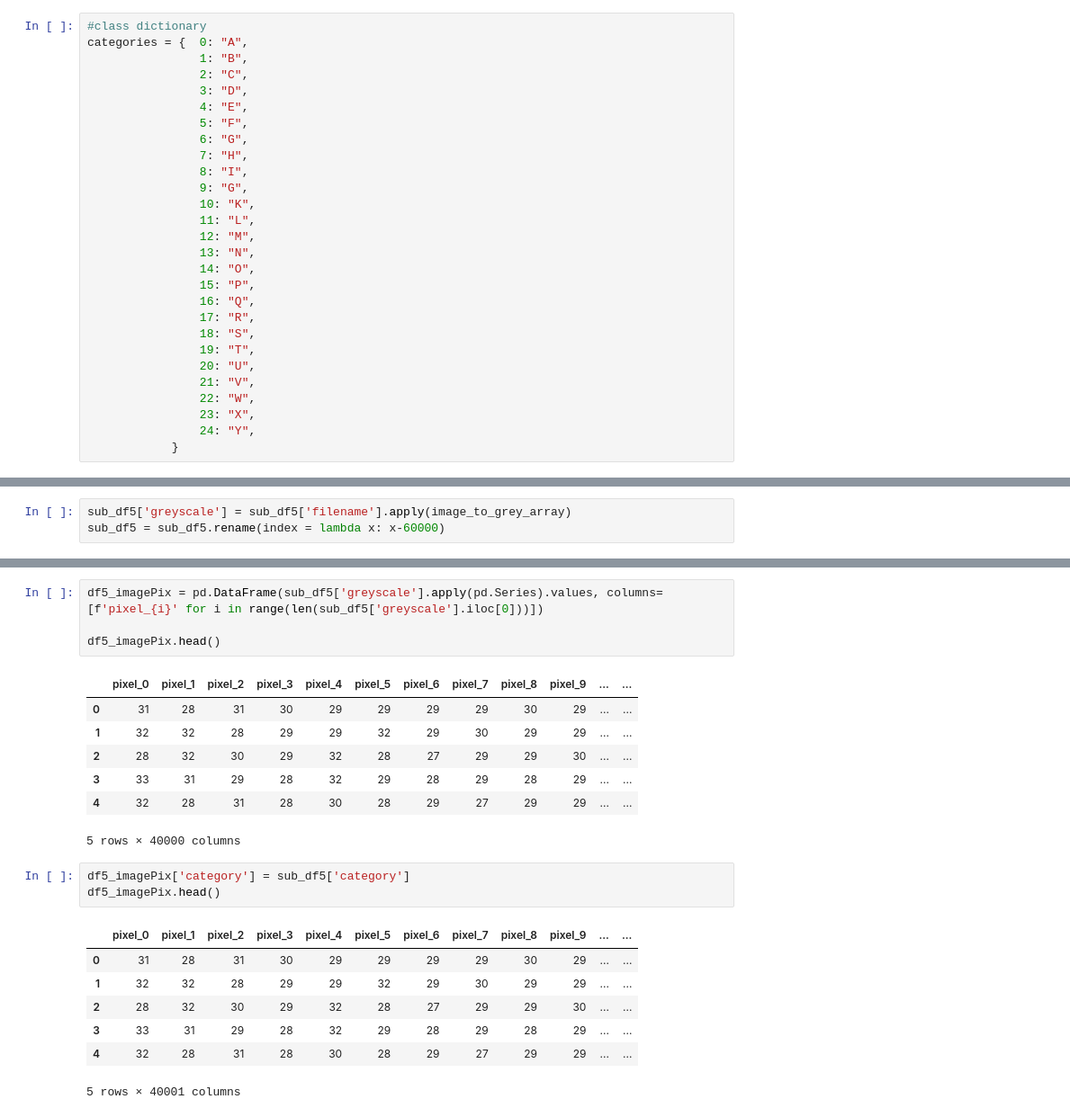
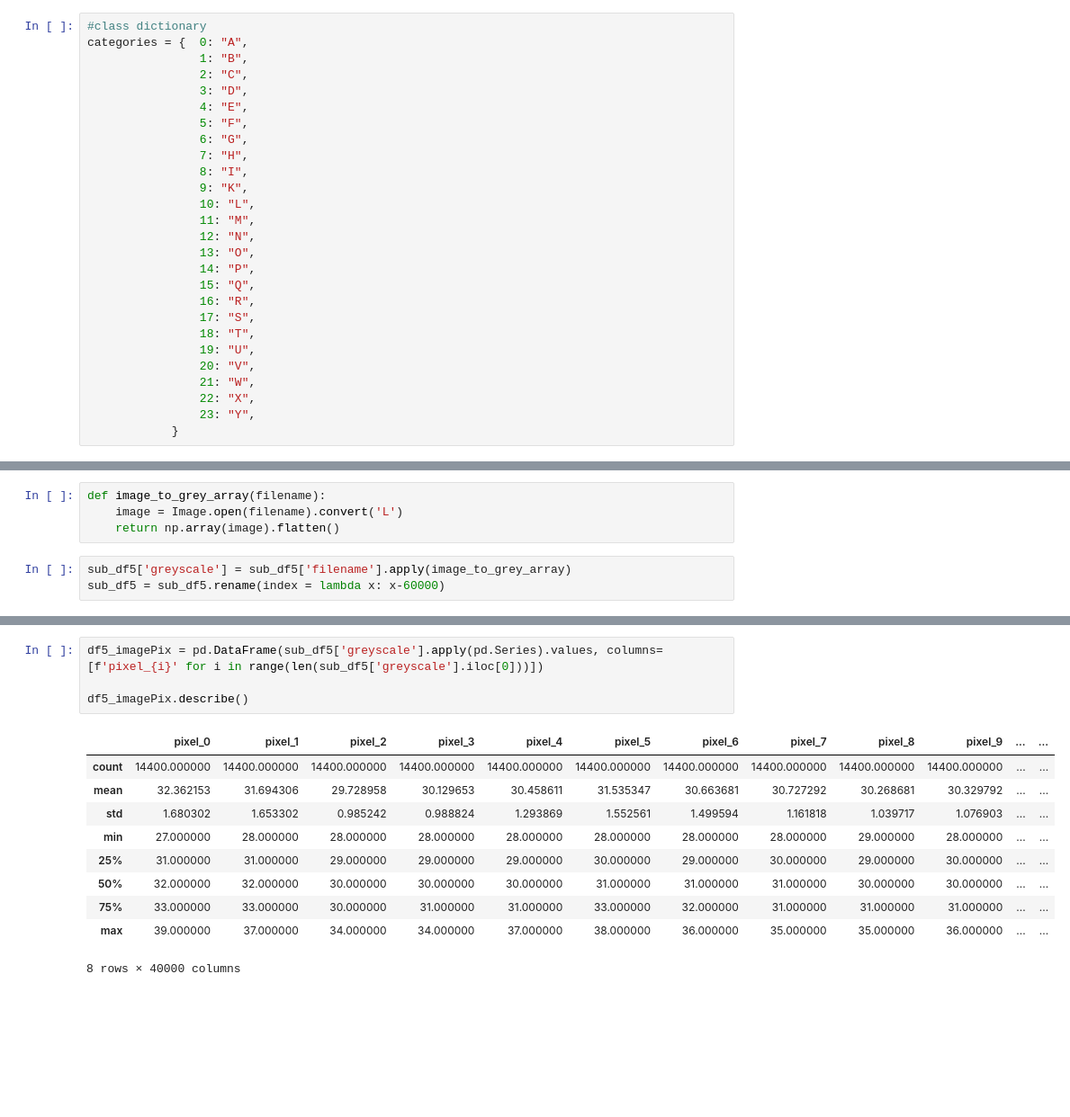
Before and after one commit to teostereciu/mlp, a Jupyter notebook: notebooks/flyingrat11.ipynb, the cells around one changed output, grey strips where cells are left out. Shown: that part at 90% size. Drawn from its saved outputs; the diff is of its cells as text; blank space fills up the shorter version.

```diff
--- a/notebooks/flyingrat11.ipynb
+++ b/notebooks/flyingrat11.ipynb
@@ -43,22 +42,21 @@ categories = {  0: "A",
                 6: "G",
                 7: "H",
                 8: "I",
-                9: "G",
-                10: "K",
-                11: "L",
-                12: "M",
-                13: "N",
-                14: "O",
-                15: "P",
-                16: "Q",
-                17: "R",
-                18: "S",
-                19: "T",
-                20: "U",
-                21: "V",
-                22: "W",
-                23: "X",
-                24: "Y",
+                9: "K",
+                10: "L",
+                11: "M",
+                12: "N",
+                13: "O",
+                14: "P",
+                15: "Q",
+                16: "R",
+                17: "S",
+                18: "T",
+                19: "U",
+                20: "V",
+                21: "W",
+                22: "X",
+                23: "Y",
             }
 # %%
 #create lists
@@ -138,3 +143,7 @@ memory usage: 234.5+ KB
+# %%
+def image_to_grey_array(filename):
+    image = Image.open(filename).convert('L')
+    return np.array(image).flatten()
 # %%
 sub_df5['greyscale'] = sub_df5['filename'].apply(image_to_grey_array)
 sub_df5 = sub_df5.rename(index = lambda x: x-60000)
@@ -150,23 +159,15 @@ sub_df5.head()
 # %%
 df5_imagePix = pd.DataFrame(sub_df5['greyscale'].apply(pd.Series).values, columns=[f'pixel_{i}' for i in range(len(sub_df5['greyscale'].iloc[0]))])
 
-df5_imagePix.head()
+df5_imagePix.describe()
 # %% [output]
 |  | pixel_0 | pixel_1 | pixel_2 | pixel_3 | pixel_4 | pixel_5 | pixel_6 | pixel_7 | pixel_8 | pixel_9 | ... | ... |
-| 0 | 31 | 28 | 31 | 30 | 29 | 29 | 29 | 29 | 30 | 29 | ... | ... |
-| 1 | 32 | 32 | 28 | 29 | 29 | 32 | 29 | 30 | 29 | 29 | ... | ... |
-| 2 | 28 | 32 | 30 | 29 | 32 | 28 | 27 | 29 | 29 | 30 | ... | ... |
-| 3 | 33 | 31 | 29 | 28 | 32 | 29 | 28 | 29 | 28 | 29 | ... | ... |
-| 4 | 32 | 28 | 31 | 28 | 30 | 28 | 29 | 27 | 29 | 29 | ... | ... |
+| count | 14400.000000 | 14400.000000 | 14400.000000 | 14400.000000 | 14400.000000 | 14400.000000 | 14400.000000 | 14400.000000 | 14400.000000 | 14400.000000 | ... | ... |
+| mean | 32.362153 | 31.694306 | 29.728958 | 30.129653 | 30.458611 | 31.535347 | 30.663681 | 30.727292 | 30.268681 | 30.329792 | ... | ... |
+| std | 1.680302 | 1.653302 | 0.985242 | 0.988824 | 1.293869 | 1.552561 | 1.499594 | 1.161818 | 1.039717 | 1.076903 | ... | ... |
+| min | 27.000000 | 28.000000 | 28.000000 | 28.000000 | 28.000000 | 28.000000 | 28.000000 | 28.000000 | 29.000000 | 28.000000 | ... | ... |
+| 25% | 31.000000 | 31.000000 | 29.000000 | 29.000000 | 29.000000 | 30.000000 | 29.000000 | 30.000000 | 29.000000 | 30.000000 | ... | ... |
+| 50% | 32.000000 | 32.000000 | 30.000000 | 30.000000 | 30.000000 | 31.000000 | 31.000000 | 31.000000 | 30.000000 | 30.000000 | ... | ... |
+| 75% | 33.000000 | 33.000000 | 30.000000 | 31.000000 | 31.000000 | 33.000000 | 32.000000 | 31.000000 | 31.000000 | 31.000000 | ... | ... |
+| max | 39.000000 | 37.000000 | 34.000000 | 34.000000 | 37.000000 | 38.000000 | 36.000000 | 35.000000 | 35.000000 | 36.000000 | ... | ... |
-5 rows × 40000 columns
+8 rows × 40000 columns
-# %%
-df5_imagePix['category'] = sub_df5['category']
-df5_imagePix.head()
-# %% [output]
-|  | pixel_0 | pixel_1 | pixel_2 | pixel_3 | pixel_4 | pixel_5 | pixel_6 | pixel_7 | pixel_8 | pixel_9 | ... | ... |
-| 0 | 31 | 28 | 31 | 30 | 29 | 29 | 29 | 29 | 30 | 29 | ... | ... |
-| 1 | 32 | 32 | 28 | 29 | 29 | 32 | 29 | 30 | 29 | 29 | ... | ... |
-| 2 | 28 | 32 | 30 | 29 | 32 | 28 | 27 | 29 | 29 | 30 | ... | ... |
-| 3 | 33 | 31 | 29 | 28 | 32 | 29 | 28 | 29 | 28 | 29 | ... | ... |
-| 4 | 32 | 28 | 31 | 28 | 30 | 28 | 29 | 27 | 29 | 29 | ... | ... |
-5 rows × 40001 columns
```
Also changed, not shown: parts of 22 cells of this notebook, 1 other file.
